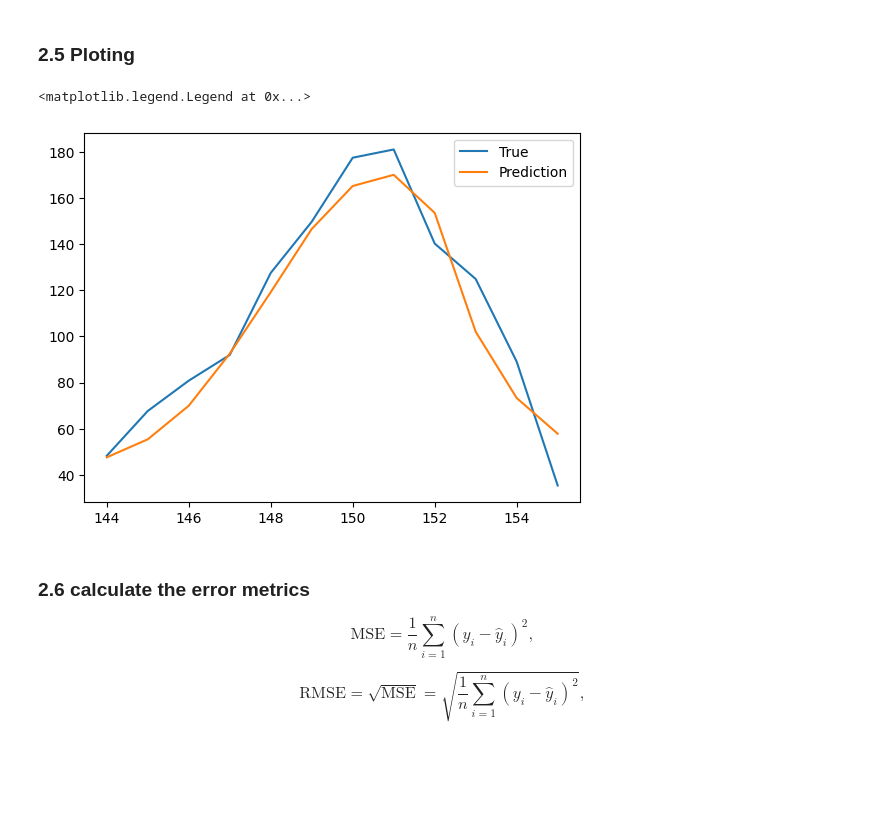
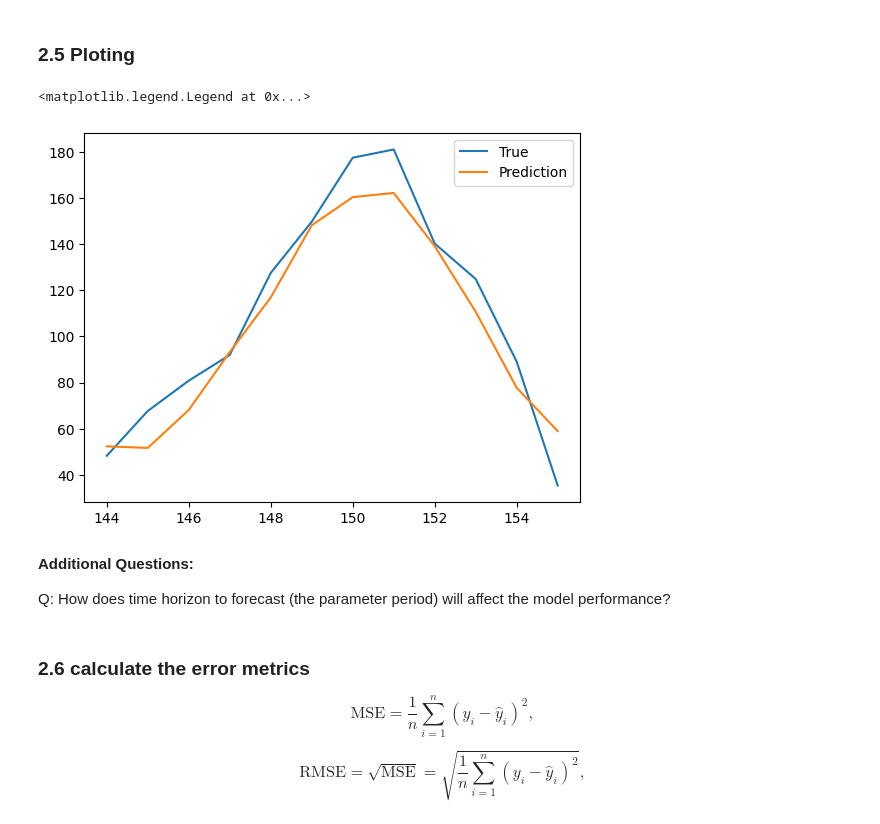
Before and after one commit to m-edal/training_AutoML_EnvData, a Jupyter notebook: tutorial_weather.ipynb, the cells around one changed output. Cells and saved outputs as stored; diff of their text form; code cells hidden in the pictures; blank space fills up the shorter version.

```diff
--- a/tutorial_weather.ipynb
+++ b/tutorial_weather.ipynb
@@ -316,6 +317,6 @@ INFO:flaml.automl.task.time_series_task:Couldn't import Prophet, skipping
 # %%
 # 4 use the last 12 data for testing
-df_m_test = df_m.iloc[len(df_m)-12:]
+df_m_test = df_m.iloc[len(df_m)-12:]['DATE']
 # %%
 # 5 precdtion using the model
 prediction = automl.predict(df_m_test)
@@ -323,9 +324,13 @@ prediction = automl.predict(df_m_test)
 ### 2.5 Ploting
 # %%
 # 6 plot the result
-plt.plot(df_m_test['T_filled'], label='True')
+plt.plot(df_m.iloc[len(df_m)-12:]['T_filled'], label='True')
 plt.plot(prediction, label='Prediction')
 plt.legend()
 # %% [output]
 <matplotlib.legend.Legend at 0x...>
-[figure, old version]
+[figure, new version]
+# %% [markdown]
+**Additional Questions:**
+
+Q: How does time horizon to forecast (the parameter period) will affect the model performance?
```
Also changed, not shown: parts of 10 cells of this notebook.
